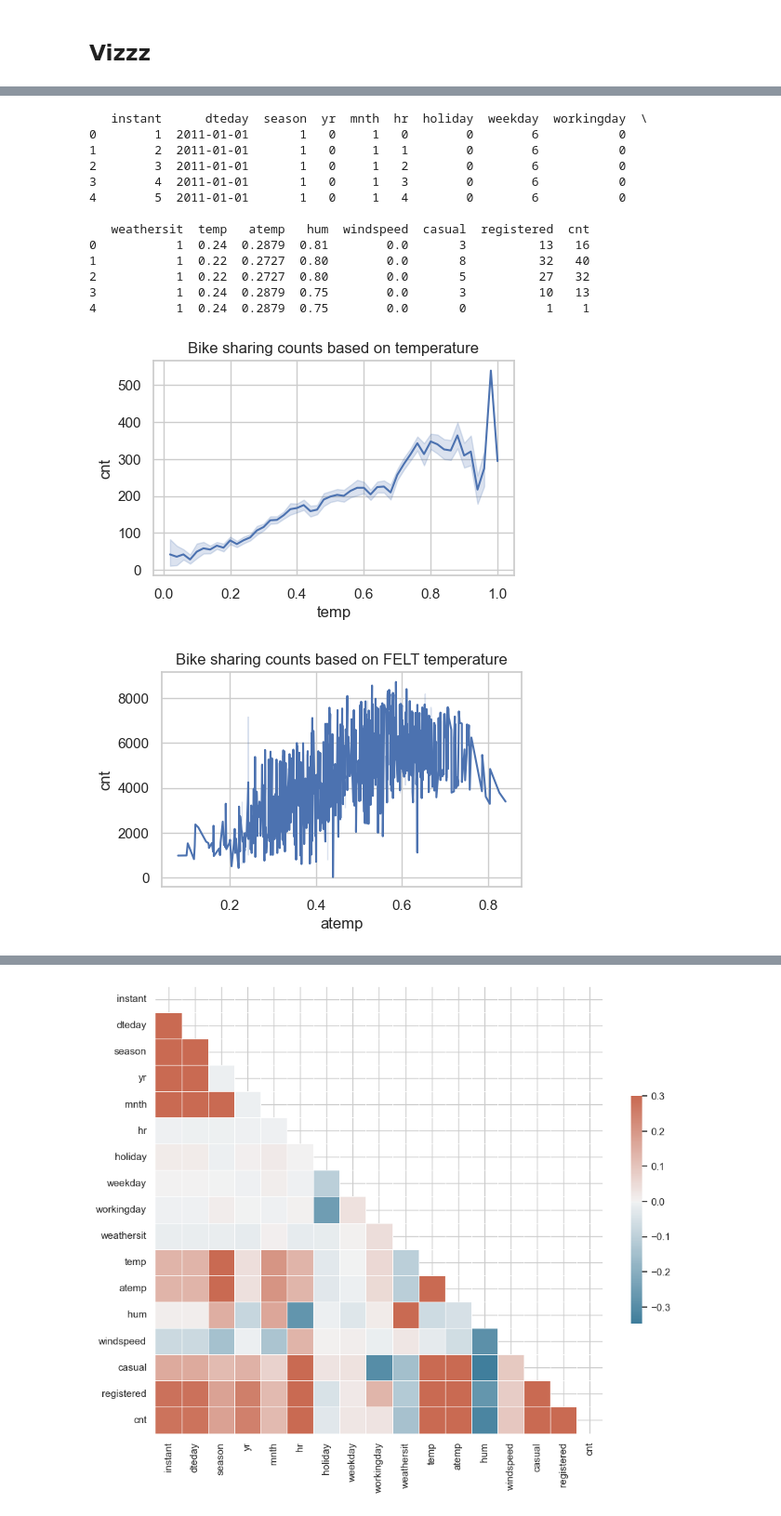
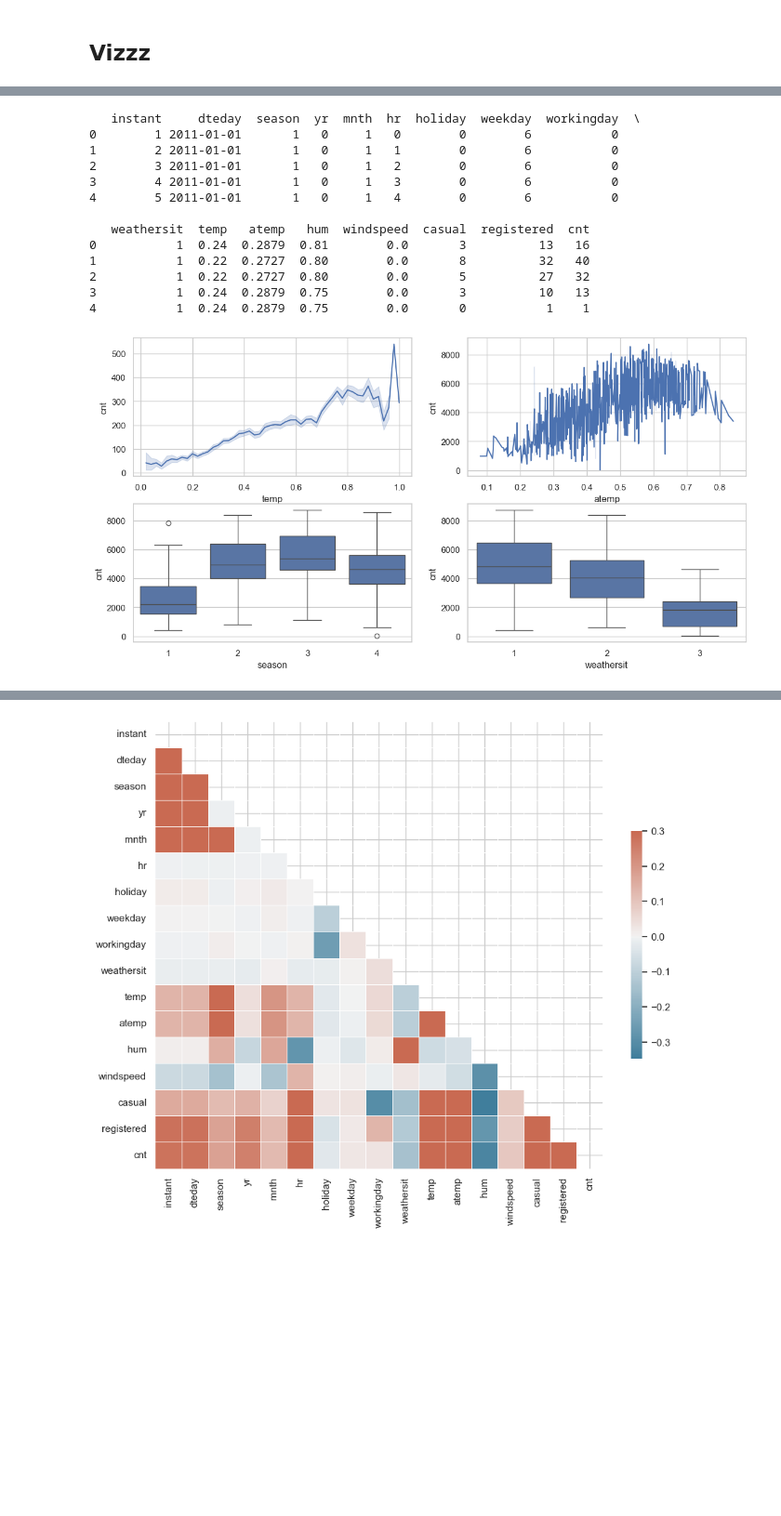
Before and after one commit to jorgenhw/DataSci-AU-24, a Jupyter notebook: nbs/class_01_JHW.ipynb, the cells around one changed output, grey strips where cells are left out. Shown: that part at 93% size. Saved outputs shown, nothing was run; the diff lists cells and outputs as text; code cells hidden in the pictures; blank space fills up the shorter version.

```diff
--- a/nbs/class_01_JHW.ipynb
+++ b/nbs/class_01_JHW.ipynb
@@ -105,27 +145,13 @@ print(bike_hour.head(5))
 import matplotlib.pyplot as plt
 import seaborn as sns
 
-sns.set(style="whitegrid")
-plt.figure(figsize=(5, 3))
-sns.lineplot(x="temp", y="cnt", data=bike_hour)
-plt.title("Bike sharing counts based on temperature")
+
+
+# put all plots into one figure
+fig, axes = plt.subplots(2, 2, figsize=(14, 7))
+sns.lineplot(x="temp", y="cnt", data=bike_hour, ax=axes[0, 0])
+sns.lineplot(x="atemp", y="cnt", data=bike_day, ax=axes[0, 1])
+sns.boxplot(x="season", y="cnt", data=bike_day, ax=axes[1, 0])
+sns.boxplot(x="weathersit", y="cnt", data=bike_day, ax=axes[1, 1])
 plt.show()
-
-sns.set(style="whitegrid")
-plt.figure(figsize=(5, 3))
-sns.lineplot(x="atemp", y="cnt", data=bike_day)
-plt.title("Bike sharing counts based on FELT temperature")
-plt.show()
-
-sns.set(style="whitegrid")
-plt.figure(figsize=(5, 3))
-sns.boxplot(x="season", y="cnt", data=bike_day)
-plt.title("Bike sharing counts based on season")
-plt.show()
-
-sns.set(style="whitegrid")
-plt.figure(figsize=(5, 3))
-sns.boxplot(x="weathersit", y="cnt", data=bike_day)
-plt.title("Bike sharing counts based on weather")
-plt.show()
 # %% [output]
@@ -138,9 +164,8 @@ plt.show()
 
    weathersit  temp   atemp   hum  windspeed  casual  registered  cnt
 0           1  0.24  0.2879  0.81        0.0       3          13   16
 1           1  0.22  0.2727  0.80        0.0       8          32   40
 2           1  0.22  0.2727  0.80        0.0       5          27   32
 3           1  0.24  0.2879  0.75        0.0       3          10   13
 4           1  0.24  0.2879  0.75        0.0       0           1    1
-[figure, old version]
+[figure, new version]
-[figure, removed]
```
Also changed, not shown: parts of 5 cells of this notebook, 1 other file.
